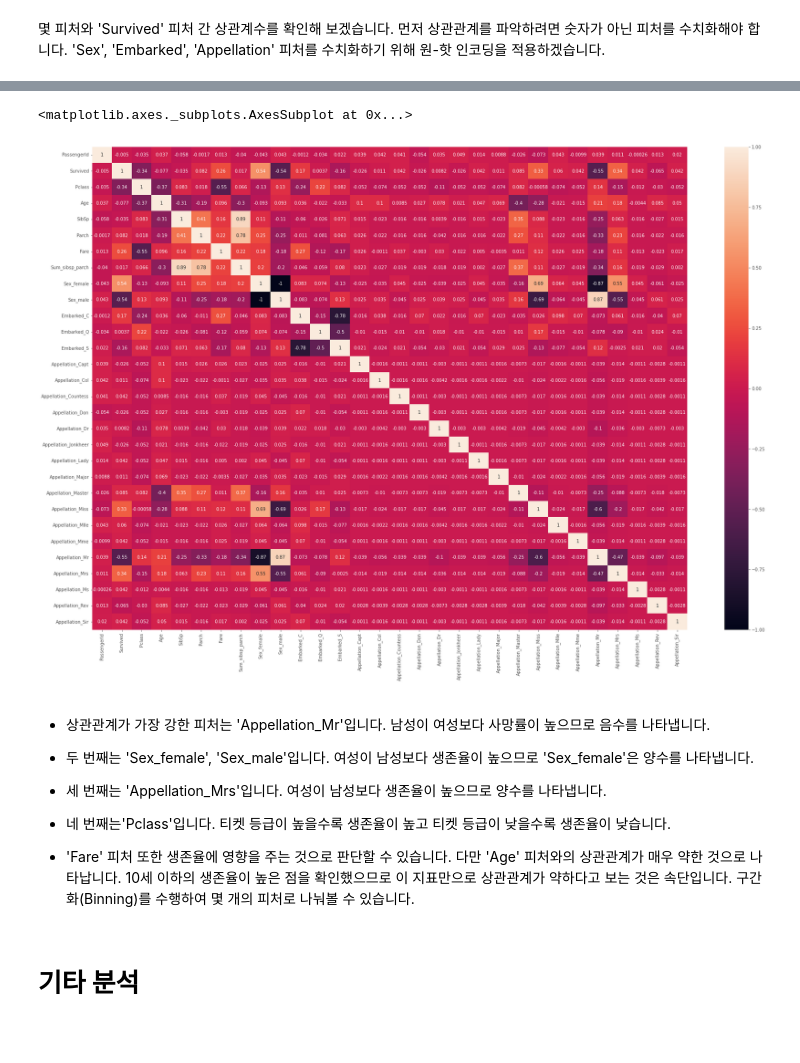
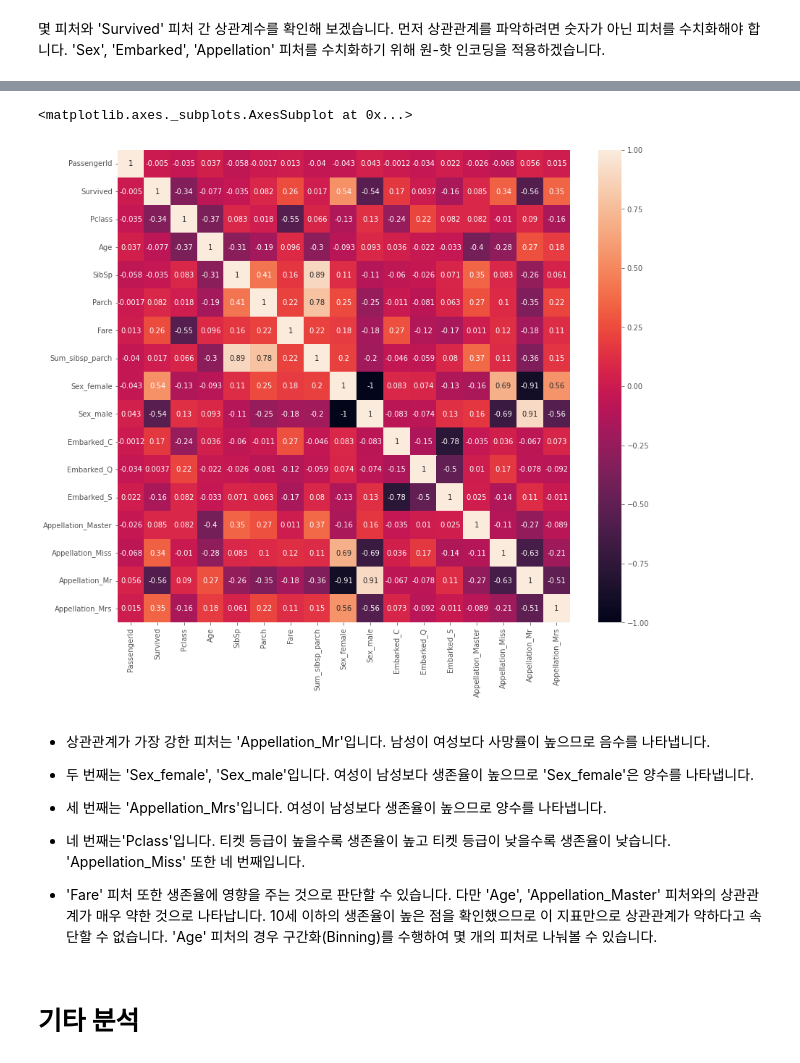
Before and after one commit to LeeSeungwon89/Kaggle_Dacon_Practice, a Jupyter notebook: Titanic_EDA.ipynb, the cells around one changed output, grey strips where cells are left out. Drawn from its saved outputs; the diff is of its cells as text; code cells hidden in the pictures; blank space fills up the shorter version.

```diff
--- a/Titanic_EDA.ipynb
+++ b/Titanic_EDA.ipynb
@@ -277,0 +347,3 @@ pd.crosstab(train['Sex'], train['Appellation'], margins=True)
+# %%
+train['Appellation'].replace(['Capt', 'Col', 'Countess', 'Don', 'Dr', 'Jonkheer', 'Lady', 'Major', 'Mlle', 'Mme', 'Ms', 'Rev', 'Sir'],
+                          ['Mr', 'Mr', 'Mrs', 'Mr', 'Mr', 'Mr', 'Mrs', 'Mr', 'Miss', 'Mrs', 'Miss', 'Mr', 'Mr'], inplace=True)
@@ -653,9 +734,9 @@ train_correlation
 # %%
-plt.figure(figsize=(30, 20))
+plt.figure(figsize=(14, 12))
 sns.heatmap(train_correlation, annot=True)
 # %% [output]
 <matplotlib.axes._subplots.AxesSubplot at 0x...>
-[figure, old version]
+[figure, new version]
 # %% [markdown]
 - 상관관계가 가장 강한 피처는 'Appellation_Mr'입니다. 남성이 여성보다 사망률이 높으므로 음수를 나타냅니다.
 
@@ -663,9 +744,9 @@ sns.heatmap(train_correlation, annot=True)
 
 - 세 번째는 'Appellation_Mrs'입니다. 여성이 남성보다 생존율이 높으므로 양수를 나타냅니다.
 
-- 네 번째는'Pclass'입니다. 티켓 등급이 높을수록 생존율이 높고 티켓 등급이 낮을수록 생존율이 낮습니다.
+- 네 번째는'Pclass'입니다. 티켓 등급이 높을수록 생존율이 높고 티켓 등급이 낮을수록 생존율이 낮습니다. 'Appellation_Miss' 또한 네 번째입니다.
 
-- 'Fare' 피처 또한 생존율에 영향을 주는 것으로 판단할 수 있습니다. 다만 'Age' 피처와의 상관관계가 매우 약한 것으로 나타납니다. 10세 이하의 생존율이 높은 점을 확인했으므로 이 지표만으로 상관관계가 약하다고 보는 것은 속단입니다. 구간화(Binning)를 수행하여 몇 개의 피처로 나눠볼 수 있습니다.
+- 'Fare' 피처 또한 생존율에 영향을 주는 것으로 판단할 수 있습니다. 다만 'Age', 'Appellation_Master' 피처와의 상관관계가 매우 약한 것으로 나타납니다. 10세 이하의 생존율이 높은 점을 확인했으므로 이 지표만으로 상관관계가 약하다고 속단할 수 없습니다. 'Age' 피처의 경우 구간화(Binning)를 수행하여 몇 개의 피처로 나눠볼 수 있습니다.
 # %% [markdown]
 # **기타 분석**
 # %% [markdown]
```
Also changed, not shown: parts of 13 cells of this notebook.
